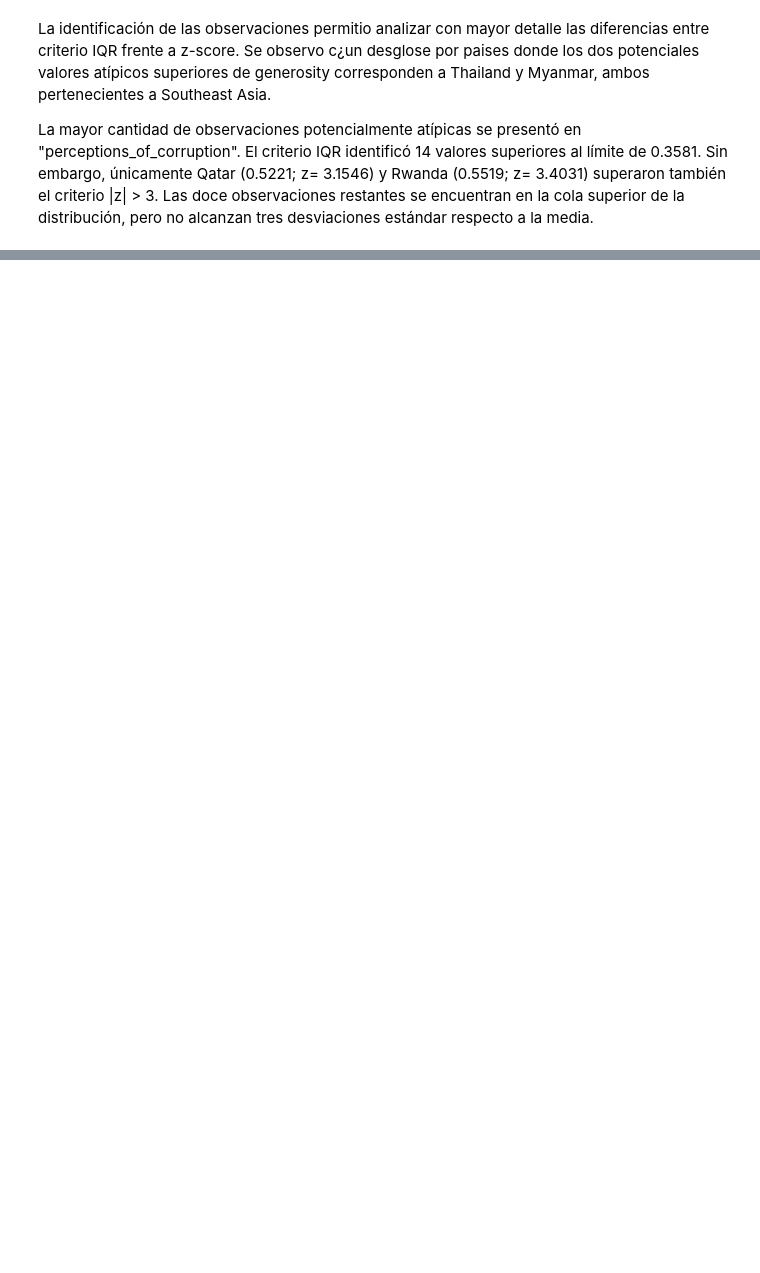
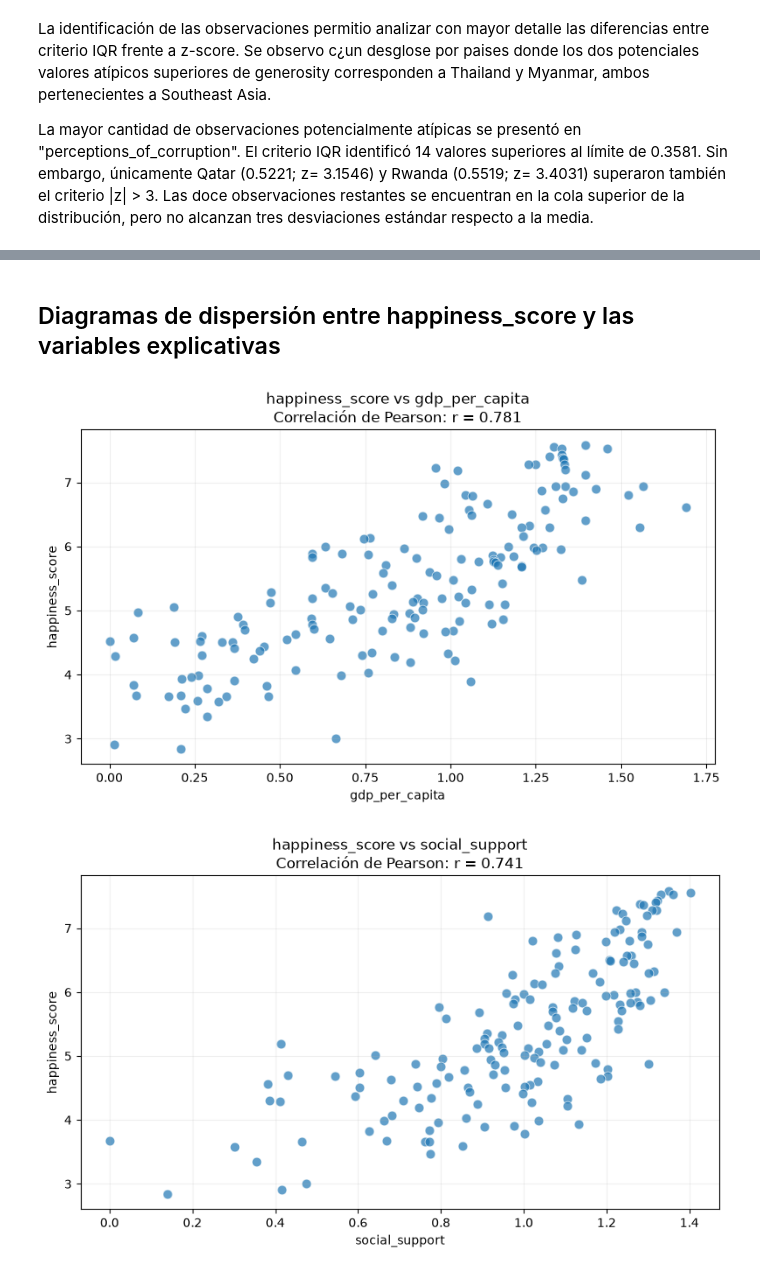
Before and after one commit to Edgarong17/Tareas_Omar, a Jupyter notebook: analisis_descriptivo/hapiness_report_analisis_descriptivo.ipynb, the cells around one changed output, grey strips where cells are left out. Drawn from its saved outputs; the diff is of its cells as text; code cells hidden in the pictures; blank space fills up the shorter version.

Commit message:
analisis bivariado: comparacion de variables

```diff
--- a/analisis_descriptivo/hapiness_report_analisis_descriptivo.ipynb
+++ b/analisis_descriptivo/hapiness_report_analisis_descriptivo.ipynb
@@ -916,0 +1012,39 @@ respecto a la media.
+# %% [markdown]
+##  Diagramas de dispersión entre happiness_score y las variables explicativas
+# %%
+variables_explicativas = [
+    "gdp_per_capita",
+    "social_support",
+    "healthy_life_expectancy",
+    "freedom_to_make_life_choices",
+    "generosity",
+    "perceptions_of_corruption"
+]
+
+for variable in variables_explicativas:
+
+    r = df["happiness_score"].corr(df[variable])
+
+    plt.figure(figsize=(8, 5))
+
+    sns.scatterplot(
+        data=df,
+        x=variable,
+        y="happiness_score",
+        s=60,
+        alpha=0.7
+    )
+
+    plt.title(
+        f"happiness_score vs {variable}\n"
+        f"Correlación de Pearson: r = {r:.3f}"
+    )
+
+    plt.xlabel(variable)
+    plt.ylabel("happiness_score")
+    plt.grid(alpha=0.2)
+    plt.tight_layout()
+    plt.show()
+# %% [output]
+[figure, added]
+[figure, added]
```
Also changed, not shown: parts of 23 cells of this notebook.
